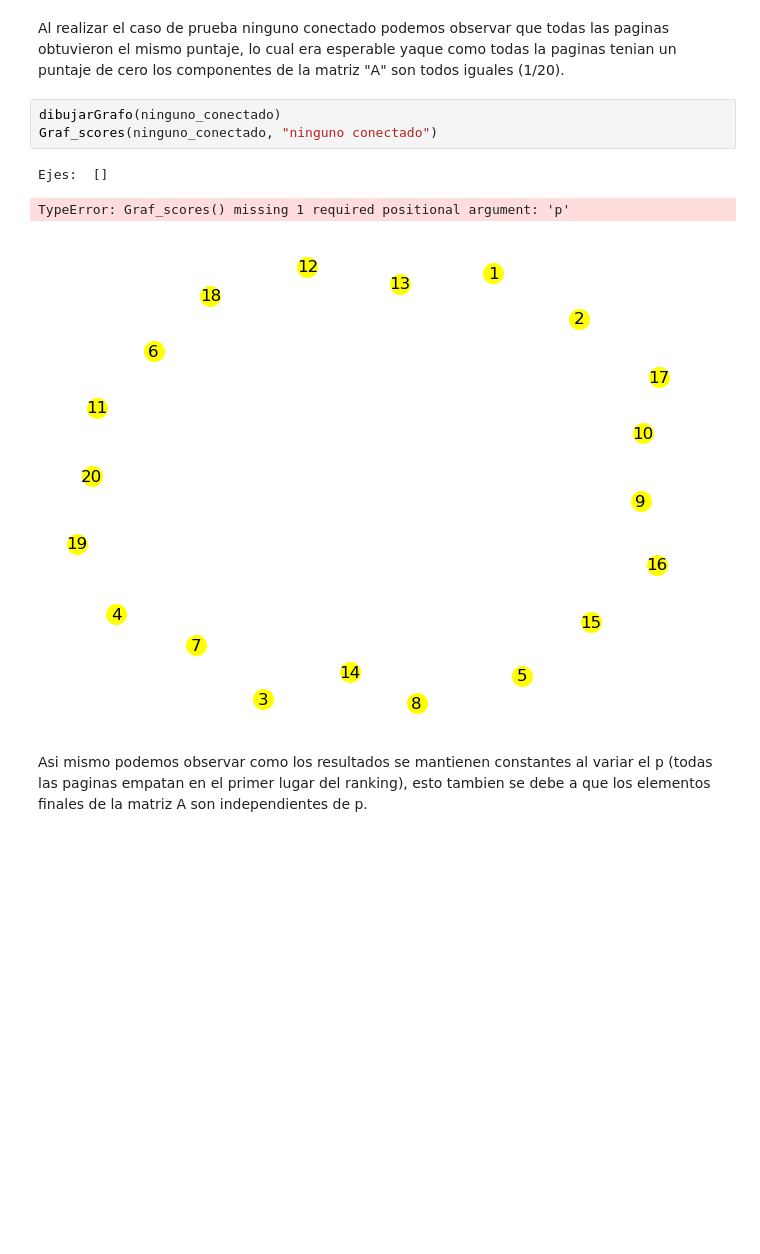
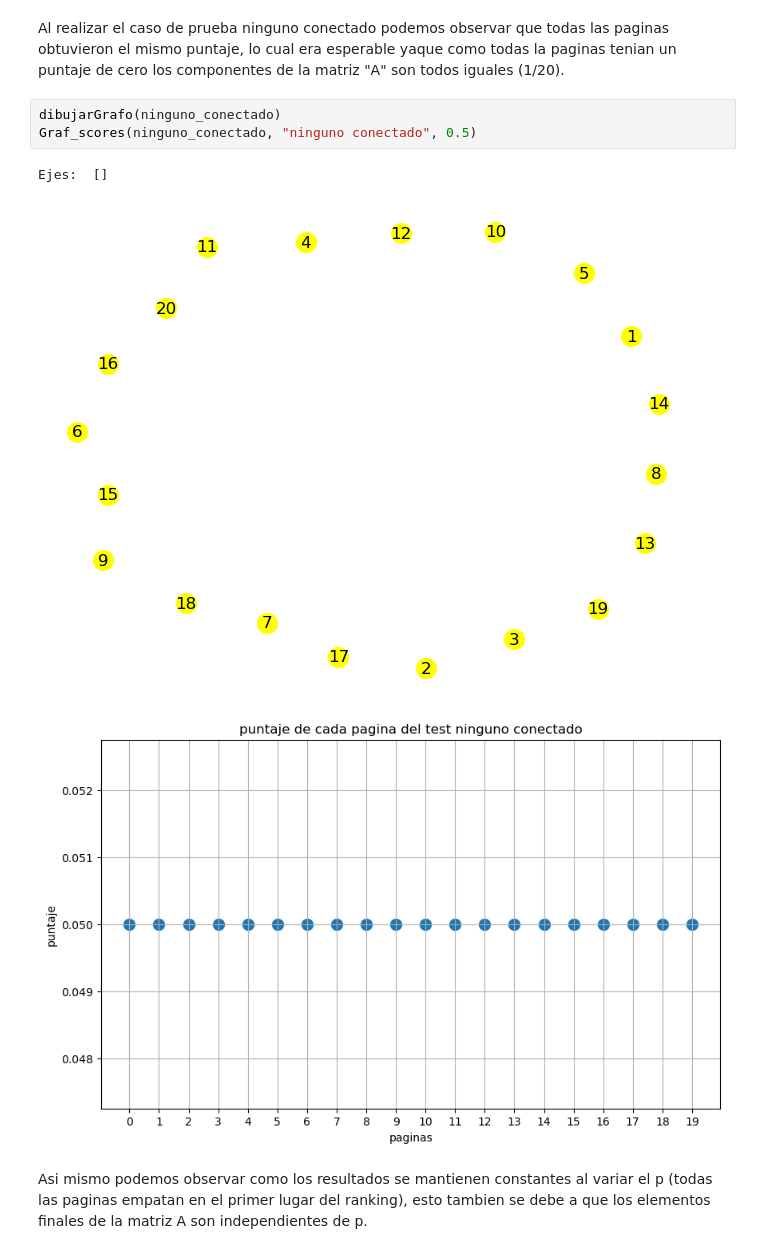
Before and after one commit to NadinaMaia/ALC_tp1, a Jupyter notebook: template-alumnos/template-alumnos/grupo_Biasoni-Soler_TP1.ipynb, the cells around one changed output. Drawn from its saved outputs; the diff is of its cells as text; blank space fills up the shorter version.

```diff
--- a/template-alumnos/template-alumnos/grupo_Biasoni-Soler_TP1.ipynb
+++ b/template-alumnos/template-alumnos/grupo_Biasoni-Soler_TP1.ipynb
@@ -250,11 +252,11 @@ Graficar los grafos usando las funciones en el **funciones.py**.
 Al realizar el caso de prueba ninguno conectado podemos observar que todas las paginas obtuvieron el mismo puntaje, lo cual era esperable yaque como todas la paginas tenian un puntaje de cero los componentes de la matriz "A" son todos iguales (1/20).
 # %%
 dibujarGrafo(ninguno_conectado)
-Graf_scores(ninguno_conectado, "ninguno conectado")
+Graf_scores(ninguno_conectado, "ninguno conectado", 0.5)
 # %% [output]
 Ejes:  []
-TypeError: Graf_scores() missing 1 required positional argument: 'p'
-[figure, old version]
+[figure, new version]
+[figure, added]
 # %% [markdown]
 Asi mismo podemos observar como los resultados se mantienen constantes al variar el p (todas las paginas empatan en el primer lugar del ranking), esto tambien se debe a que los elementos finales de la matriz A son independientes de p.
 # %%
```
Also changed, not shown: parts of 14 cells of this notebook, 2 other files.
